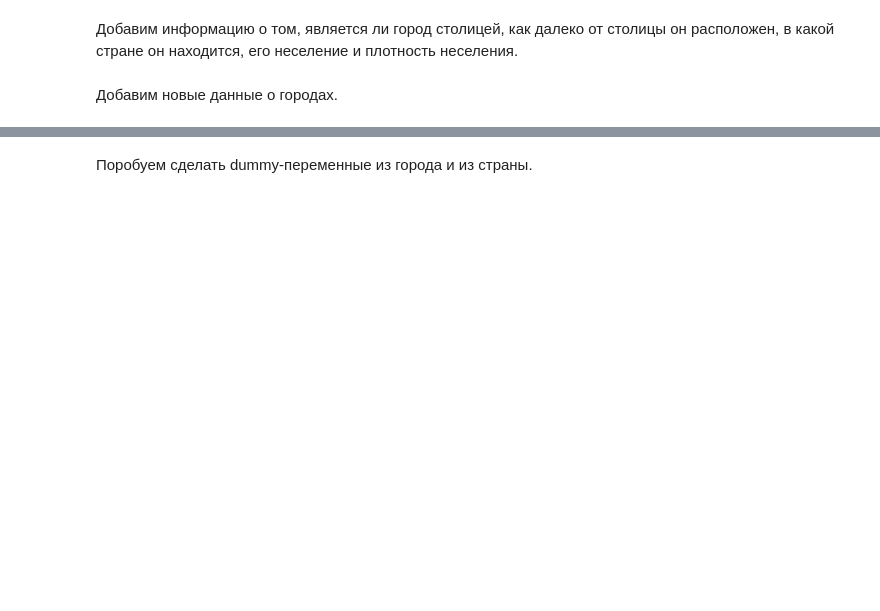
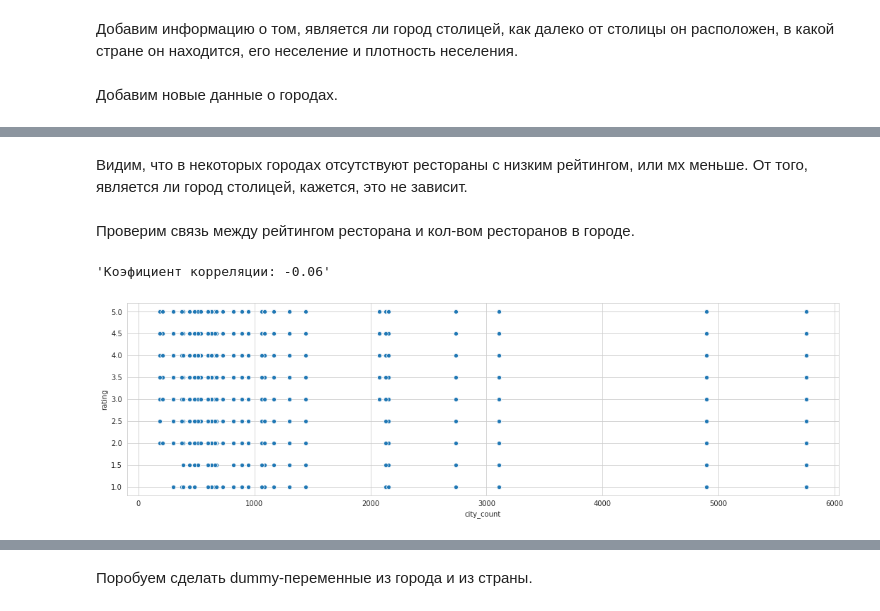
Before and after one commit to veryaskinan/skillfactory, a Jupyter notebook: module_3/your_first_model.ipynb, the cells around one changed output, grey strips where cells are left out. Drawn from its saved outputs; the diff is of its cells as text; code cells hidden in the pictures; blank space fills up the shorter version.

```diff
--- a/module_3/your_first_model.ipynb
+++ b/module_3/your_first_model.ipynb
@@ -358,0 +422,17 @@ def city_insights(ci_df):
+# %% [markdown]
+Видим, что в некоторых городах отсутствуют рестораны с низким рейтингом, или мх меньше. От того, является ли город столицей, кажется, это не зависит.
+# %% [markdown]
+Проверим связь между рейтингом ресторана и кол-вом ресторанов в городе.
+# %%
+df = read_df()
+id_as_int(df)
+city_insights(df)
+
+fig, ax = plt.subplots(figsize=(18, 5))
+sns.scatterplot(data = df, x = 'city_count', y = 'rating')
+
+corr_coef = df[['city_count','rating']].corr().loc['rating']['city_count'];
+display('Коэфициент корреляции: ' + str(round(corr_coef, 2)))
+# %% [output]
+'Коэфициент корреляции: -0.06'
+[figure, added]
```
Also changed, not shown: parts of 79 cells of this notebook.
